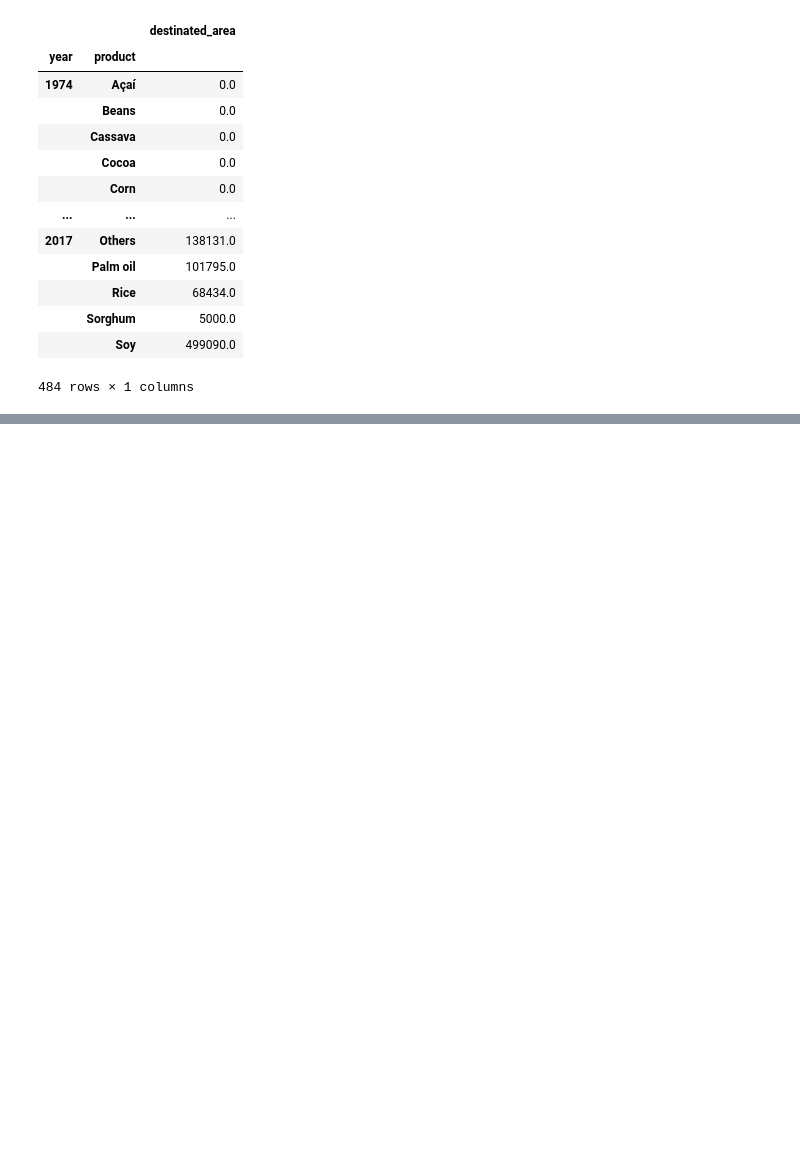
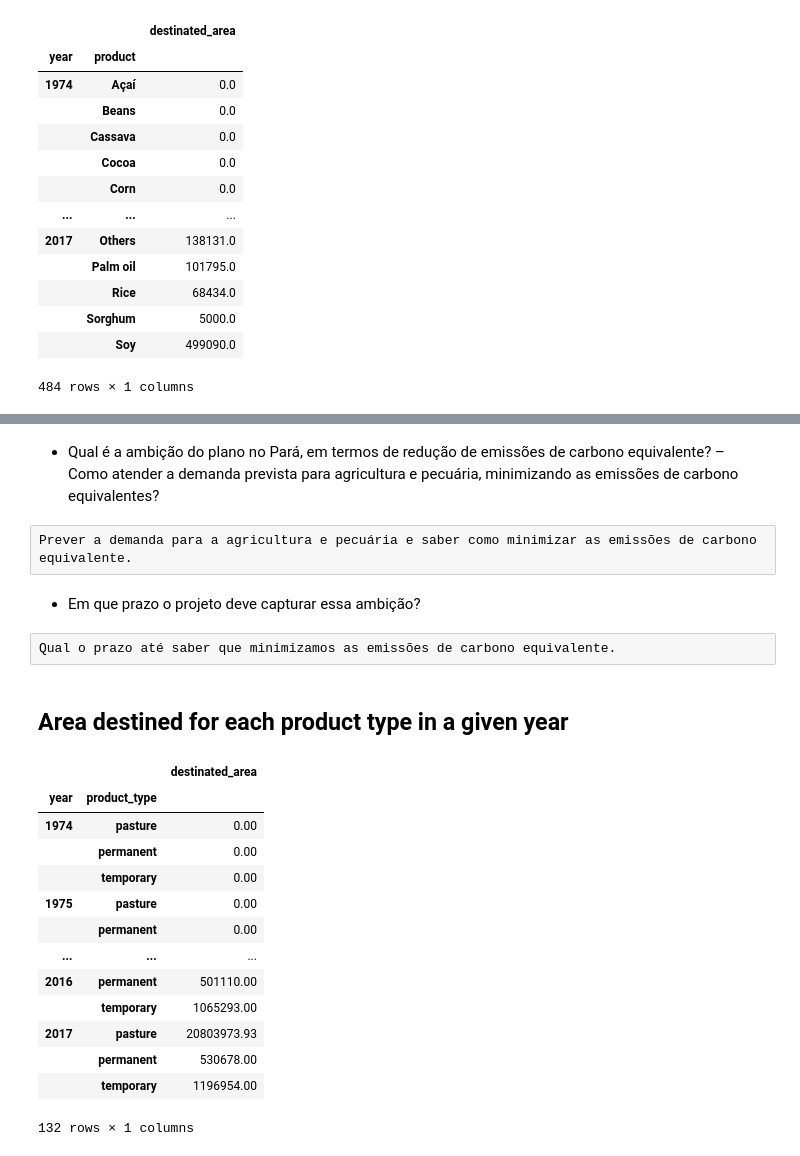
Before and after one commit to RicardoMourao-py/Bain, a Jupyter notebook: inicio.ipynb, the cells around one changed output, grey strips where cells are left out. Saved outputs shown, nothing was run; the diff lists cells and outputs as text; code cells hidden in the pictures; blank space fills up the shorter version.

```diff
--- a/inicio.ipynb
+++ b/inicio.ipynb
@@ -404,0 +364,28 @@ df.head(50)
+# %% [markdown]
+- Qual é a ambição do plano no Pará, em termos de redução de emissões de carbono equivalente? – Como atender a demanda prevista para agricultura e pecuária, minimizando as emissões de carbono equivalentes?
+# %% [raw]
+Prever a demanda para a agricultura e pecuária e saber como minimizar as emissões de carbono equivalente.
+# %% [markdown]
+- Em que prazo o projeto deve capturar essa ambição?
+# %% [raw]
+Qual o prazo até saber que minimizamos as emissões de carbono equivalente.
+# %% [markdown]
+## Area destined for each product type in a given year
+# %%
+df_product_type = df.groupby(['year','product_type']).agg({'destinated_area': 'sum'})
+df_product_type
+# %% [output]
+|  |  | destinated_area |
+| year | product_type |  |
+| 1974 | pasture | 0.00 |
+|  | permanent | 0.00 |
+|  | temporary | 0.00 |
+| 1975 | pasture | 0.00 |
+|  | permanent | 0.00 |
+| ... | ... | ... |
+| 2016 | permanent | 501110.00 |
+|  | temporary | 1065293.00 |
+| 2017 | pasture | 20803973.93 |
+|  | permanent | 530678.00 |
+|  | temporary | 1196954.00 |
+132 rows × 1 columns
```
Also changed, not shown: parts of 25 cells of this notebook.
